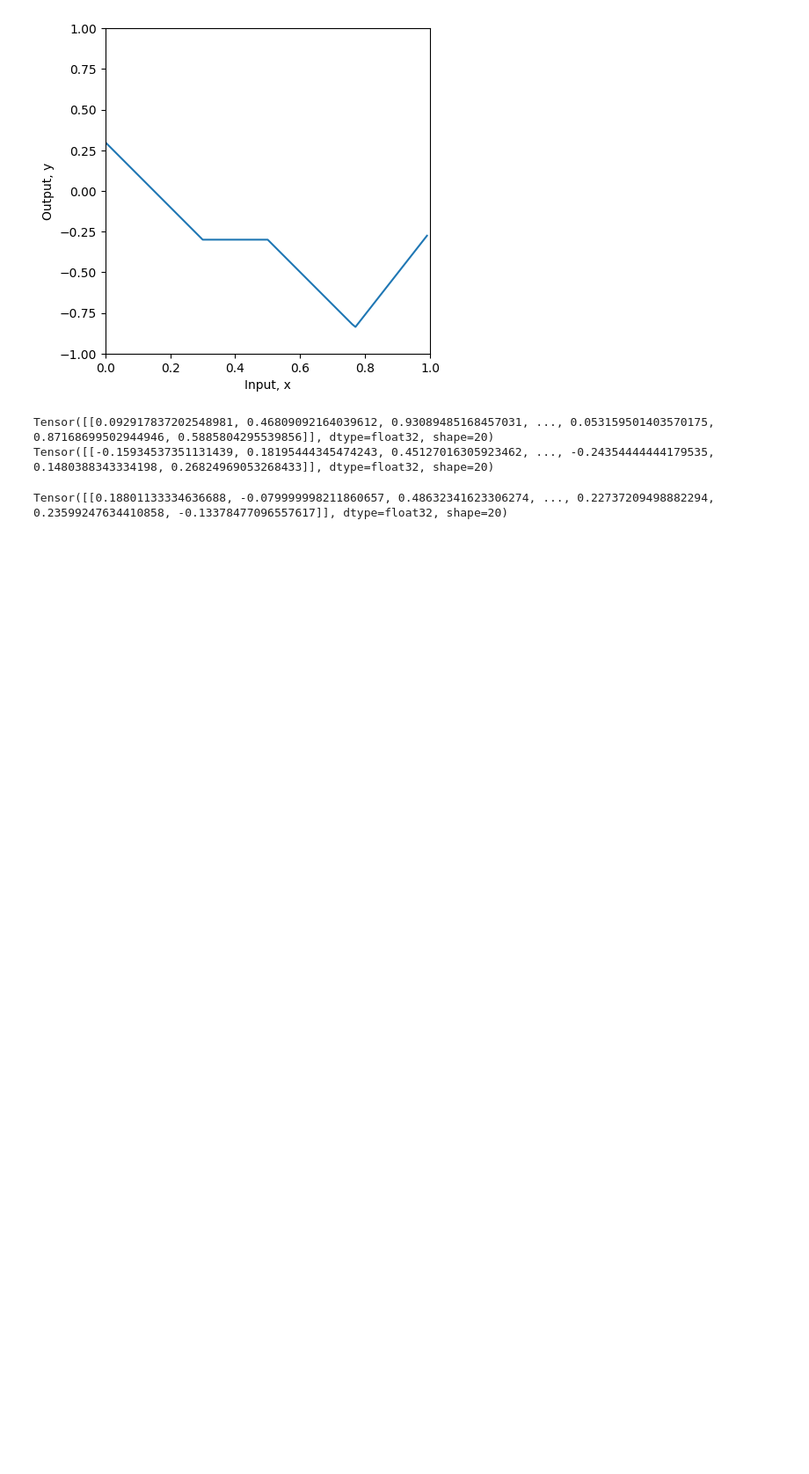
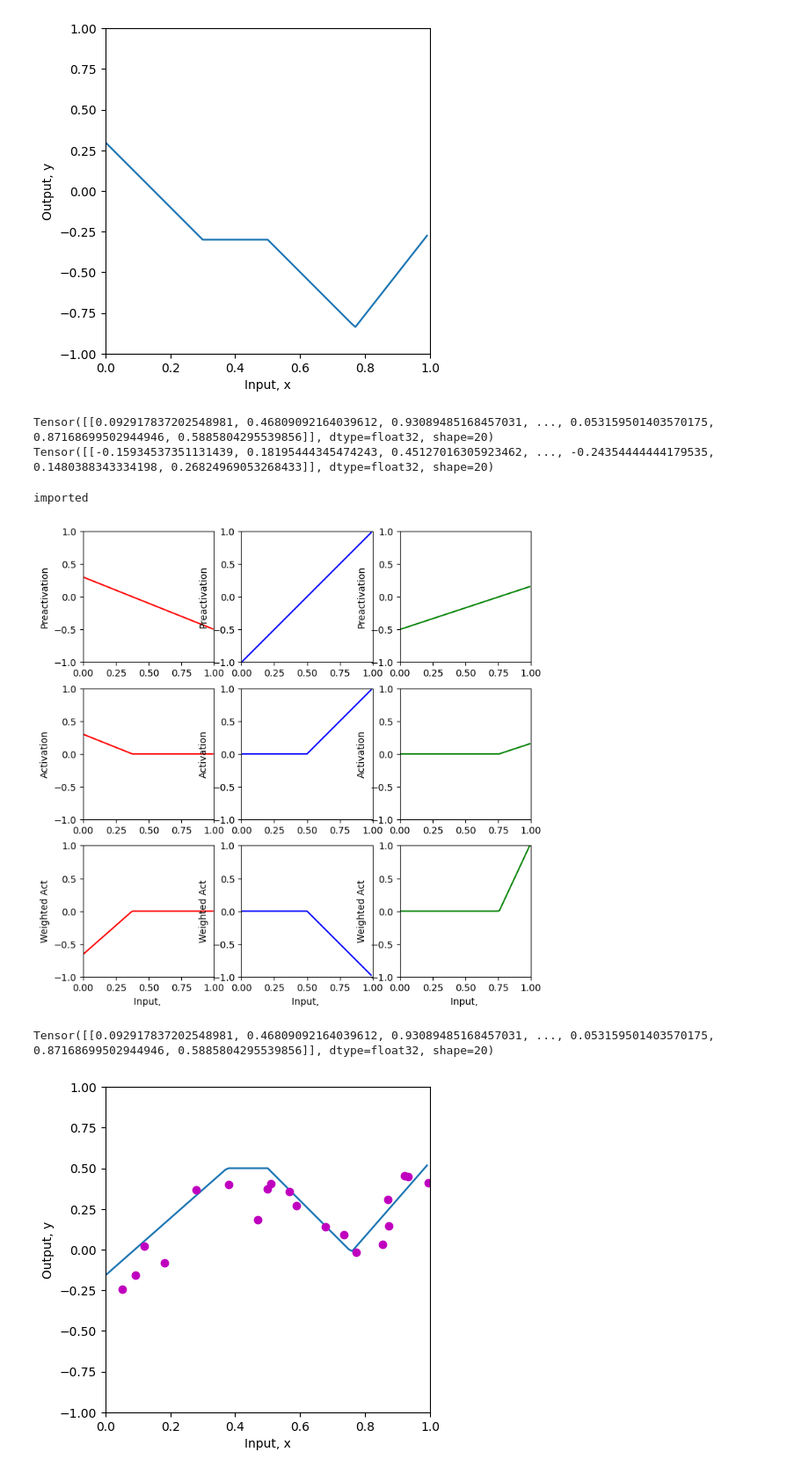
Before and after one commit to hogepodge/udlbook, a Jupyter notebook: Notebooks/Chap03/3_1_Shallow_Learning_1.ipynb, the cells around one changed output. Shown at 88% size. Saved outputs shown, nothing was run; the diff lists cells and outputs as text; code cells hidden in the pictures; blank space fills up the shorter version.

Commit message:
Updated visualization to guide manual search

```diff
--- a/Notebooks/Chap03/3_1_Shallow_Learning_1.ipynb
+++ b/Notebooks/Chap03/3_1_Shallow_Learning_1.ipynb
@@ -247,8 +247,10 @@ Tensor([[0.30000001192092896, 0.28000003099441528, 0.25999999046325684, ..., -0.
 # %%
 # Plot the shallow neural network.  We'll assume input in is range [0,1] and output [-1,1]
 # If the plot_all flag is set to true, then we'll plot all the intermediate stages as in Figure 3.3
-def plot_neural[T: DType](x: Tensor[T], Y: Tensor[T], plot_all=False):
-
+def plot_neural[T: DType](x: Tensor[T], Y: Tensor[T],
+                          plot_all=False,
+                          x_data: Tensor[T] = Tensor[T](1), y_data: Tensor[T] = Tensor[T](1),
+                          plot_data=False):
     # import the required python modules
     let np = Python.import_module("numpy")
     let plt = Python.import_module("matplotlib.pyplot")
@@ -343,10 +345,14 @@ def plot_neural[T: DType](x: Tensor[T], Y: Tensor[T], plot_all=False):
     ax1.set_ylim([-1,1])
     ax1.set_aspect(0.5)
 
+    if plot_data:
+
+        x_datan = to_numpy[T](x_data)
+        y_datan = to_numpy[T](y_data)
+        print(x_data)
+        ax1.plot(x_datan, y_datan, 'mo')
+        for i in range(x_data.num_elements()):
+            ax1.plot(x_datan[i], y_datan[i])
+
     plt.show()
-
-    #if x_data is not None:
-    #    ax.plot(x_data, y_data, 'mo')
-    #    for i in range(len(x_data)):
-    #        ax.plot(x_data[i], y_data[i],)
 # %%
@@ -446,25 +454,33 @@ print(y_train)
 Tensor([[0.092917837202548981, 0.46809092164039612, 0.93089485168457031, ..., 0.053159501403570175, 0.87168699502944946, 0.5885804295539856]], dtype=float32, shape=20)
 Tensor([[-0.15934537351131439, 0.18195444345474243, 0.45127016305923462, ..., -0.24354444444179535, 0.1480388343334198, 0.26824969053268433]], dtype=float32, shape=20)
 # %%
-let theta_10: SIMD[float_type, 1] =  0.4
-let theta_11: SIMD[float_type, 1] = -1.1
-let theta_20: SIMD[float_type, 1] = -1.15
-let theta_21: SIMD[float_type, 1] = 2.12
-let theta_30: SIMD[float_type, 1] = -0.46
-let theta_31: SIMD[float_type, 1] = 0.62
-let phi_0: SIMD[float_type, 1] = -0.08
-let phi_1: SIMD[float_type, 1] = 0.9
-let phi_2: SIMD[float_type, 1] = -0.55
-let phi_3: SIMD[float_type, 1] = 8.7
+let theta_10: SIMD[float_type, 1] =  0.3
+let theta_11: SIMD[float_type, 1] = -0.8
+let theta_20: SIMD[float_type, 1] = -1.0
+let theta_21: SIMD[float_type, 1] = 2.0
+let theta_30: SIMD[float_type, 1] = -0.5
+let theta_31: SIMD[float_type, 1] = 0.66
+let phi_0: SIMD[float_type, 1] = 0.5
+let phi_1: SIMD[float_type, 1] = -2.2
+let phi_2: SIMD[float_type, 1] = -1.0
+let phi_3: SIMD[float_type, 1] = 6.5
 y_predict = shallow_1_1_3[float_type, simd_width](
                              x_train,
                              phi_0, phi_1, phi_2, phi_3,
                              theta_10, theta_11,
                              theta_20, theta_21,
                              theta_30, theta_31)
-print(y_predict)
+let tiny_net = shallow_1_1_3_full[float_type, simd_width](tiny,
+                             phi_0, phi_1, phi_2, phi_3,
+                             theta_10, theta_11,
+                             theta_20, theta_21,
+                             theta_30, theta_31)
+plot_neural[float_type](tiny, tiny_net, True, x_train, y_train, True)
 # %% [output]
-Tensor([[0.18801133334636688, -0.079999998211860657, 0.48632341623306274, ..., 0.22737209498882294, 0.23599247634410858, -0.13378477096557617]], dtype=float32, shape=20)
+imported
+[figure, added]
+Tensor([[0.092917837202548981, 0.46809092164039612, 0.93089485168457031, ..., 0.053159501403570175, 0.87168699502944946, 0.5885804295539856]], dtype=float32, shape=20)
+[figure, added]
 # %%
 let loss = least_squares_loss[float_type, simd_width](y_predict, y_train)
 print(loss)
```
Also changed, not shown: parts of 3 cells of this notebook.
